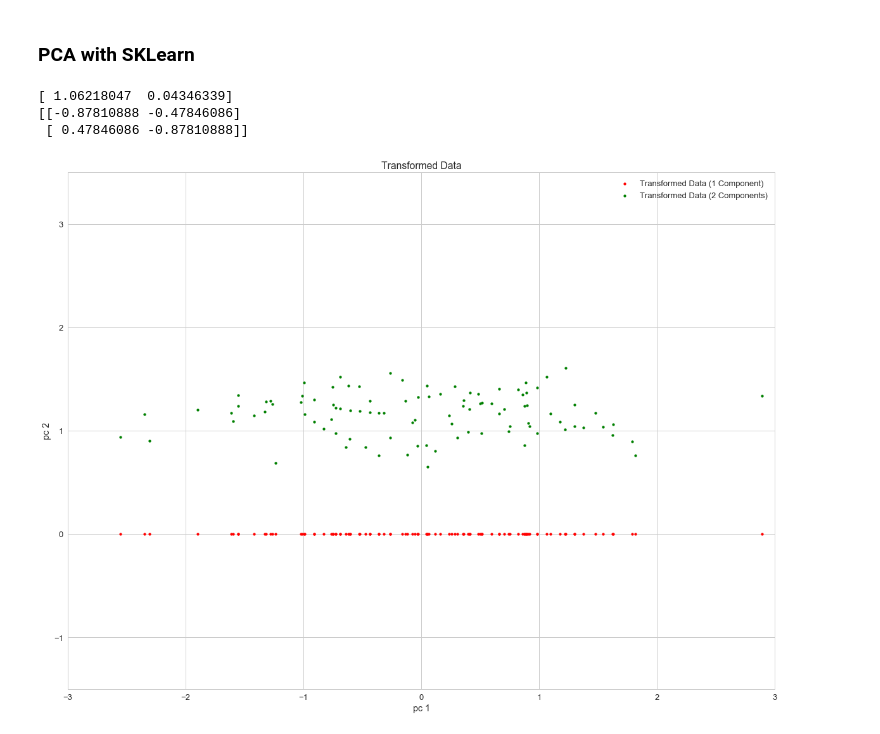
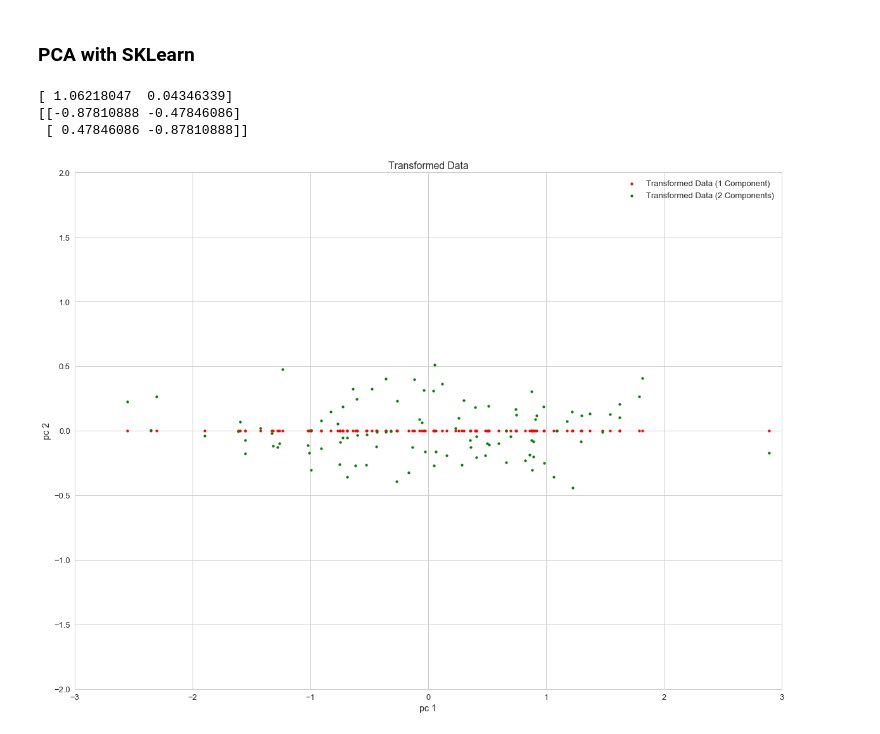
Before and after one commit to csizsek/machine-learning, a Jupyter notebook: misc_ml_stuff/pca.ipynb, the cells around one changed output. Drawn from its saved outputs; the diff is of its cells as text; code cells hidden in the pictures.

```diff
--- a/misc_ml_stuff/pca.ipynb
+++ b/misc_ml_stuff/pca.ipynb
@@ -31,8 +31,8 @@ dotsize = 15
 # %% [markdown]
 ### Generate the Sample Data
 # %%
-n = 100
-d = pd.DataFrame(pd.DataFrame(np.random.multivariate_normal([3, 3], [[1.0, 0.5], [0.5, 0.3]], n)))
+n_samples = 100
+d = pd.DataFrame(pd.DataFrame(np.random.multivariate_normal([3, 3], [[1.0, 0.5], [0.5, 0.3]], n_samples)))
 d.columns = ['x', 'y']
 
 _ = plt.figure(figsize=fsize)
@@ -83,23 +83,23 @@ _ = plt.legend(loc='upper right')
 # %%
 pca = sklearn.decomposition.PCA(2)
 pca.fit(d)
 d_pca2 = pd.DataFrame(pca.transform(d))
 d_pca2.columns = ['pc_1', 'pc_2']
 
 print pca.explained_variance_
 print pca.components_
 
 _ = plt.figure(figsize=fsize)
-_ = plt.scatter(d_pca2.pc_1, [0] * len(d_pca), color='r', marker='o', s=dotsize, label='Transformed Data (1 Component)')
-_ = plt.scatter(d_pca2.pc_1, d_pca.pc_2, color='g', marker='o', s=dotsize, label='Transformed Data (2 Components)')
+_ = plt.scatter(d_pca2.pc_1, [0] * len(d_pca2), color='r', marker='o', s=dotsize, label='Transformed Data (1 Component)')
+_ = plt.scatter(d_pca2.pc_1, d_pca2.pc_2, color='g', marker='o', s=dotsize, label='Transformed Data (2 Components)')
 _ = plt.xlabel('pc 1')
 _ = plt.ylabel('pc 2')
 _ = plt.xlim((-3, 3))
-_ = plt.ylim((-1.5, 3.5))
+_ = plt.ylim((-2, 2))
 _ = plt.title('Transformed Data')
 _ = plt.legend(loc='upper right')
 # %% [output]
 [ 1.06218047  0.04346339]
 [[-0.87810888 -0.47846086]
  [ 0.47846086 -0.87810888]]
-[figure, old version]
+[figure, new version]
```
Also changed, not shown: 1 other file.
